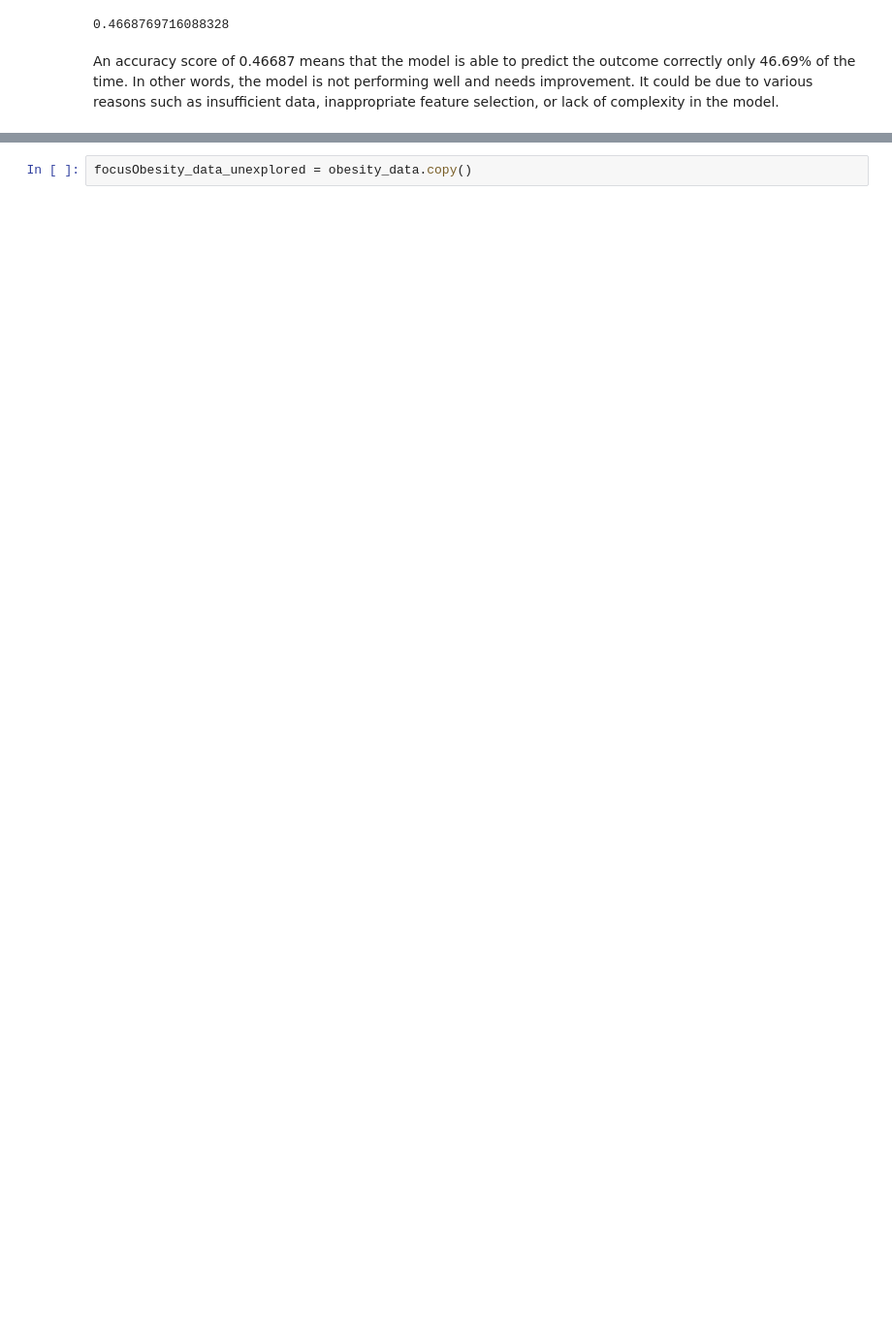
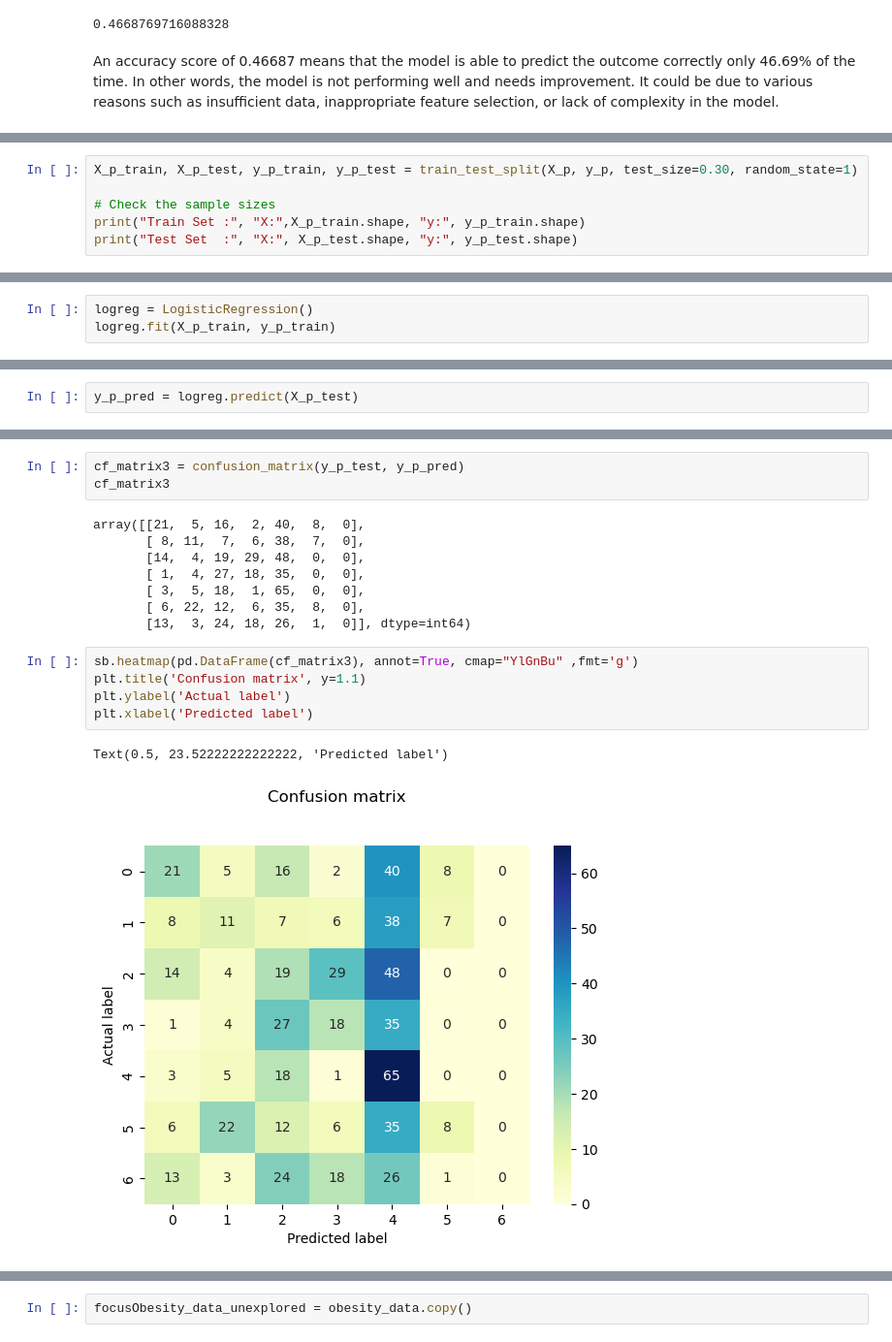
Before and after one commit to nellyzulkiflee/SC1015_Project_2023, a Jupyter notebook: logistic_regression.ipynb, the cells around one changed output, grey strips where cells are left out. Shown: that part at 97% size. Saved outputs shown, nothing was run; the diff lists cells and outputs as text; blank space fills up the shorter version.

```diff
--- a/logistic_regression.ipynb
+++ b/logistic_regression.ipynb
@@ -223,0 +470,6 @@ An accuracy score of 0.46687 means that the model is able to predict the outcome
+# %%
+X_p_train, X_p_test, y_p_train, y_p_test = train_test_split(X_p, y_p, test_size=0.30, random_state=1)
+
+# Check the sample sizes
+print("Train Set :", "X:",X_p_train.shape, "y:", y_p_train.shape)
+print("Test Set  :", "X:", X_p_test.shape, "y:", y_p_test.shape)
@@ -223,0 +482,3 @@ An accuracy score of 0.46687 means that the model is able to predict the outcome
+# %%
+logreg = LogisticRegression()
+logreg.fit(X_p_train, y_p_train)
@@ -223,0 +487,2 @@ An accuracy score of 0.46687 means that the model is able to predict the outcome
+# %%
+y_p_pred = logreg.predict(X_p_test)
@@ -223,0 +506,19 @@ An accuracy score of 0.46687 means that the model is able to predict the outcome
+# %%
+cf_matrix3 = confusion_matrix(y_p_test, y_p_pred)
+cf_matrix3
+# %% [output]
+array([[21,  5, 16,  2, 40,  8,  0],
+       [ 8, 11,  7,  6, 38,  7,  0],
+       [14,  4, 19, 29, 48,  0,  0],
+       [ 1,  4, 27, 18, 35,  0,  0],
+       [ 3,  5, 18,  1, 65,  0,  0],
+       [ 6, 22, 12,  6, 35,  8,  0],
+       [13,  3, 24, 18, 26,  1,  0]], dtype=int64)
+# %%
+sb.heatmap(pd.DataFrame(cf_matrix3), annot=True, cmap="YlGnBu" ,fmt='g')
+plt.title('Confusion matrix', y=1.1)
+plt.ylabel('Actual label')
+plt.xlabel('Predicted label')
+# %% [output]
+Text(0.5, 23.52222222222222, 'Predicted label')
+[figure, added]
```
Also changed, not shown: parts of 89 cells of this notebook.
